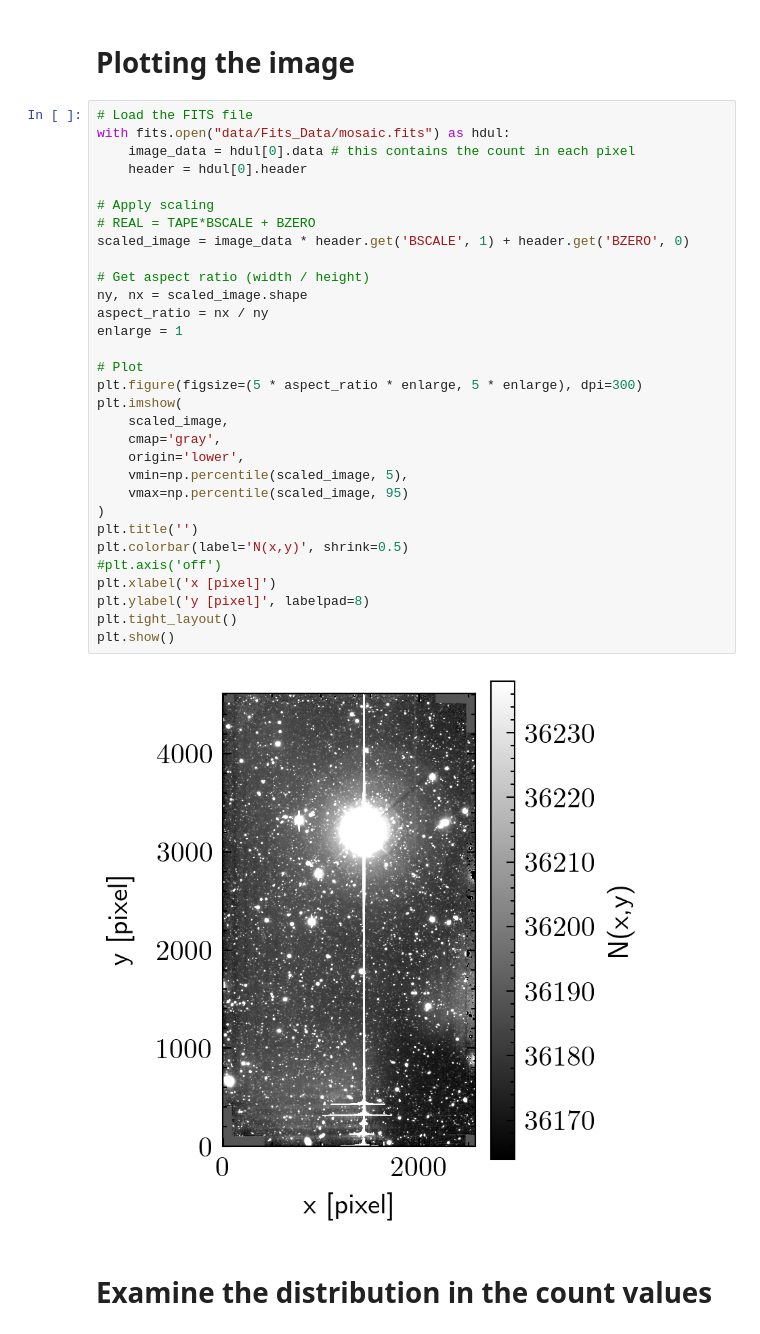
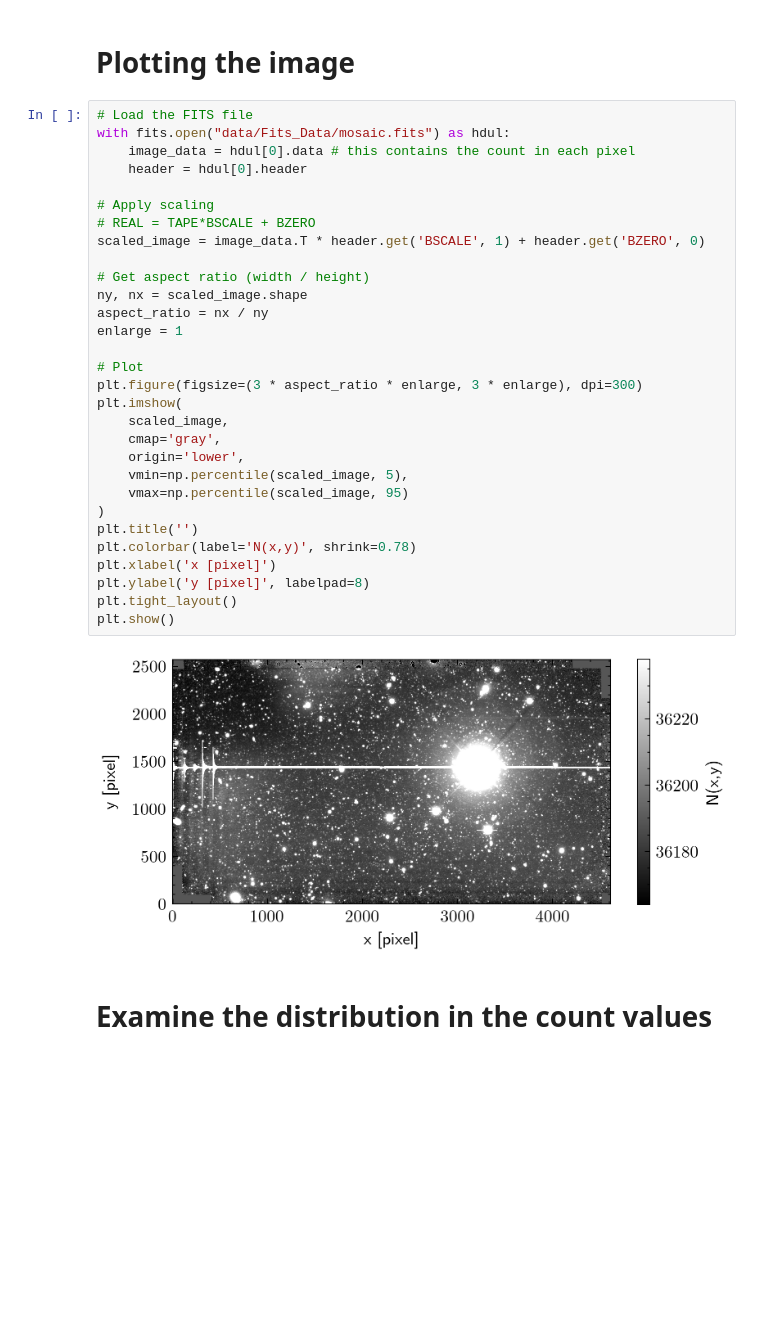
Before and after one commit to wnguyen1312/Astronomical-Image-Processing, a Jupyter notebook: visualization.ipynb, the cells around one changed output. Saved outputs shown, nothing was run; the diff lists cells and outputs as text; blank space fills up the shorter version.

Commit message:
Rotate image

```diff
--- a/visualization.ipynb
+++ b/visualization.ipynb
@@ -77,36 +77,35 @@ PV2_3   =             3.75E+02 / &
 # %%
 # Load the FITS file
 with fits.open("data/Fits_Data/mosaic.fits") as hdul:
     image_data = hdul[0].data # this contains the count in each pixel
     header = hdul[0].header
 
 # Apply scaling
 # REAL = TAPE*BSCALE + BZERO
-scaled_image = image_data * header.get('BSCALE', 1) + header.get('BZERO', 0)
+scaled_image = image_data.T * header.get('BSCALE', 1) + header.get('BZERO', 0)
 
 # Get aspect ratio (width / height)
 ny, nx = scaled_image.shape
 aspect_ratio = nx / ny
 enlarge = 1
 
 # Plot
-plt.figure(figsize=(5 * aspect_ratio * enlarge, 5 * enlarge), dpi=300)
+plt.figure(figsize=(3 * aspect_ratio * enlarge, 3 * enlarge), dpi=300)
 plt.imshow(
     scaled_image,
     cmap='gray',
     origin='lower',
     vmin=np.percentile(scaled_image, 5),
     vmax=np.percentile(scaled_image, 95)
 )
 plt.title('')
-plt.colorbar(label='N(x,y)', shrink=0.5)
-#plt.axis('off')
+plt.colorbar(label='N(x,y)', shrink=0.78)
 plt.xlabel('x [pixel]')
 plt.ylabel('y [pixel]', labelpad=8)
 plt.tight_layout()
 plt.show()
 # %% [output]
-[figure, old version]
+[figure, new version]
 # %% [markdown]
 # Examine the distribution in the count values
 # %%
```
Also changed, not shown: parts of 3 cells of this notebook.
